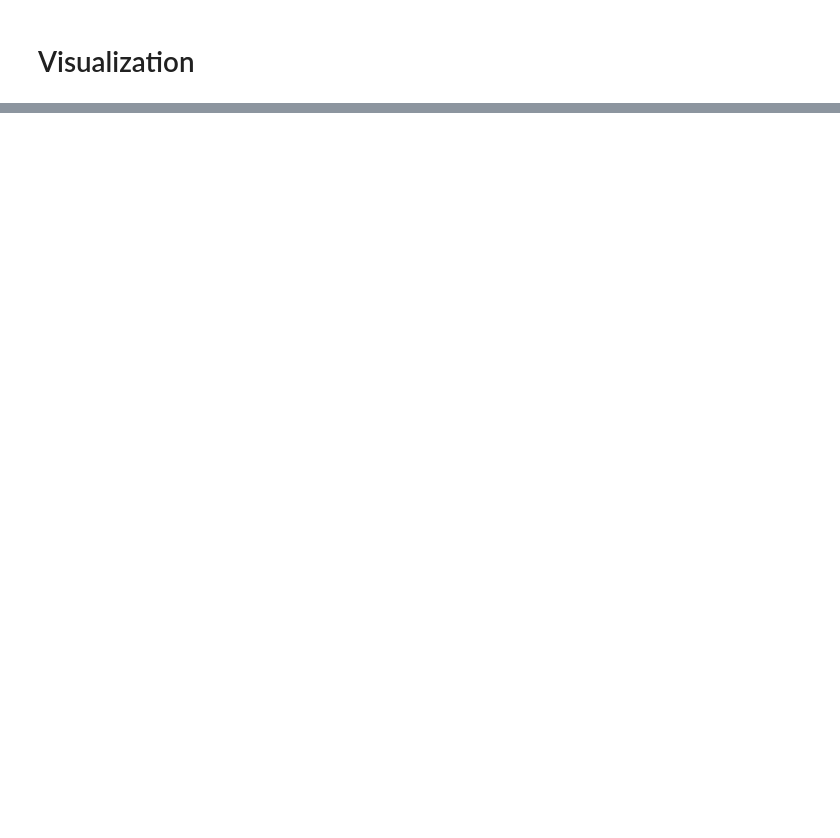
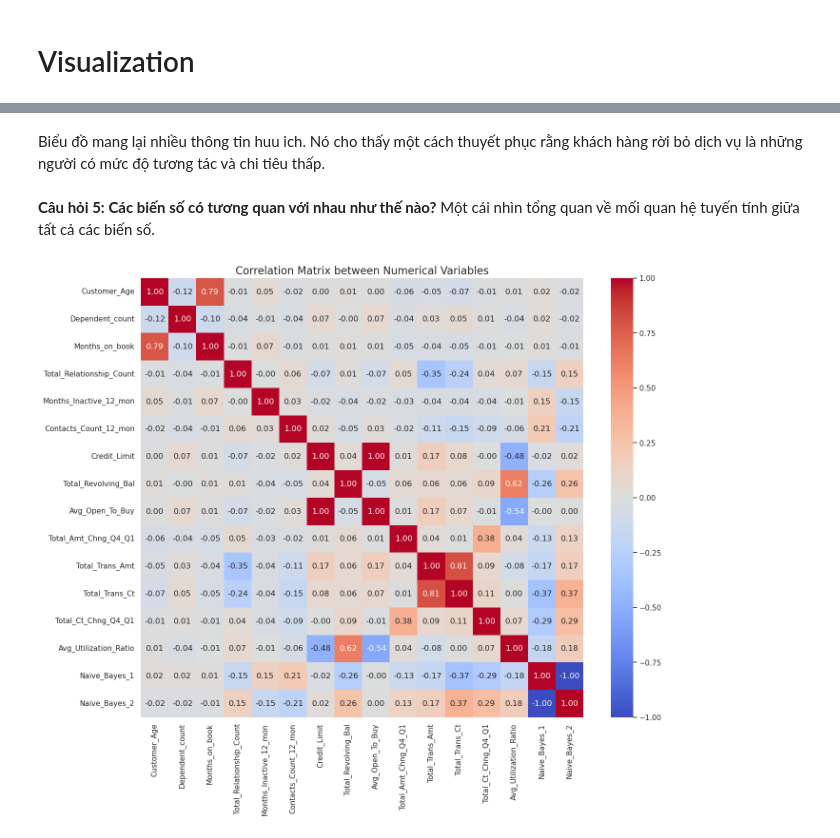
Before and after one commit to banlanhat69/DataSience-CreditCard, a Jupyter notebook: notebooks/01_data_exploring.ipynb, the cells around one changed output, grey strips where cells are left out. Drawn from its saved outputs; the diff is of its cells as text; code cells hidden in the pictures; blank space fills up the shorter version.

```diff
--- a/notebooks/01_data_exploring.ipynb
+++ b/notebooks/01_data_exploring.ipynb
@@ -110,0 +168,18 @@ Missing Value: 0
+# %% [markdown]
+Biểu đồ  mang lại nhiều thông tin huu ich. Nó cho thấy một cách thuyết phục rằng khách hàng rời bỏ dịch vụ là những người có mức độ tương tác và chi tiêu thấp.
+# %% [markdown]
+**Câu hỏi 5: Các biến số có tương quan với nhau như thế nào?**
+Một cái nhìn tổng quan về mối quan hệ tuyến tính giữa tất cả các biến số.
+# %%
+numeric_col_idx = [2, 4]
+numeric_col_idx.extend(list(range(9, len(header))))
+numerical_data = data[:, numeric_col_idx].astype(float)
+numerical_header = [header[2], header[4]]
+numerical_header.extend(header[9:])
+
+numerical_header[-1] = 'Naive_Bayes_2'
+numerical_header[-2] = 'Naive_Bayes_1'
+
+visualization.plot_correlation_heatmap(numerical_data, numerical_header)
+# %% [output]
+[figure, added]
```
Also changed, not shown: parts of 16 cells of this notebook, 1 other file.
